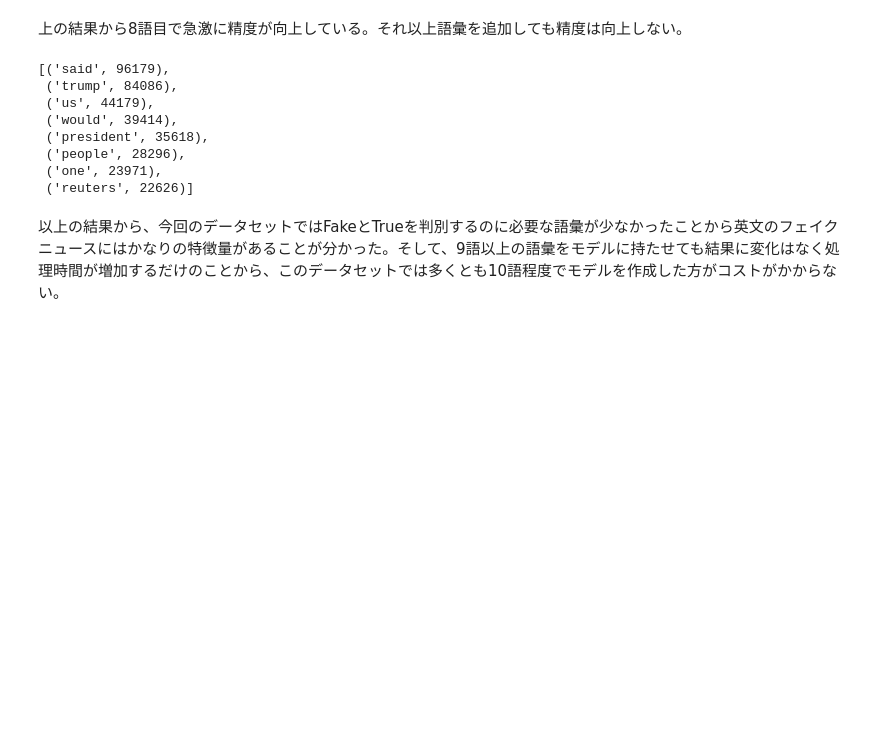
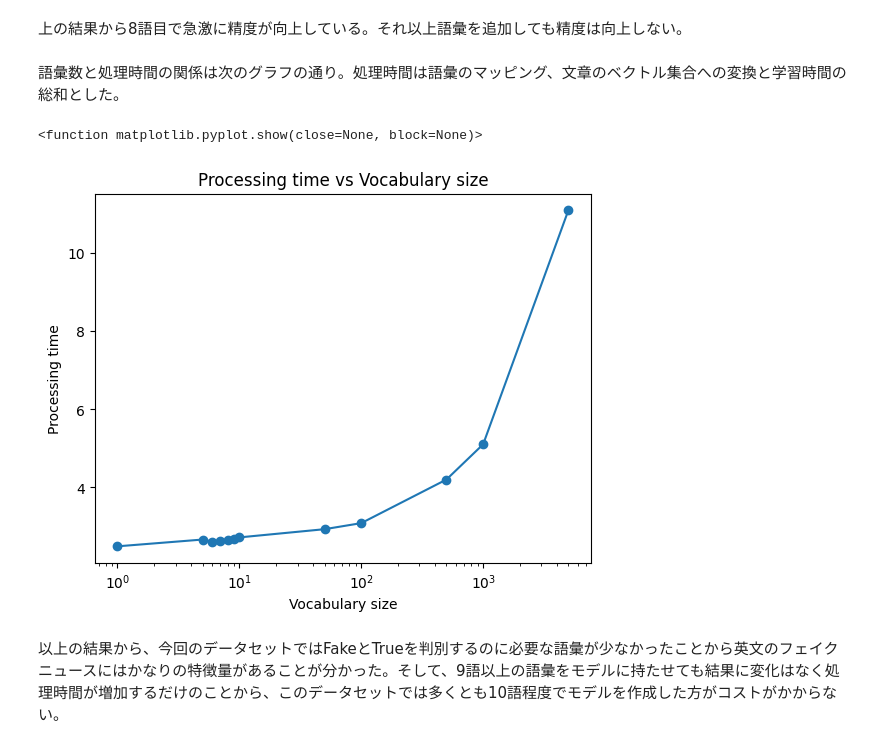
Before and after one commit to moritaka4812-pixel/MyProject1, a Jupyter notebook: Notebooks/FakeNewsMachineLearning.ipynb, the cells around one changed output. Drawn from its saved outputs; the diff is of its cells as text; code cells hidden in the pictures; blank space fills up the shorter version.

```diff
--- a/Notebooks/FakeNewsMachineLearning.ipynb
+++ b/Notebooks/FakeNewsMachineLearning.ipynb
@@ -23,8 +23,8 @@ import pandas as pd
 
 df = pd.read_csv("../Data/FakeNewsdataset.csv", quotechar='"', sep=",") #結合したデータセットを読み込む
 
-texts = df_unique["text"] #テキスト列を抽出
-label = df_unique["label"] #ラベル列を抽出
+texts = df["text"] #テキスト列を抽出
+label = df["label"] #ラベル列を抽出
 
 x_train, x_test, y_train, y_test = train_test_split(texts, label, test_size=0.2, random_state=2) #データセットを訓練用とテスト用に分割
 
@@ -222,15 +306,35 @@ plt.show
 # %% [markdown]
 上の結果から8語目で急激に精度が向上している。それ以上語彙を追加しても精度は向上しない。
-# %%
-vocab_counter.most_common(8) #分類に大きく影響している上位8語を表示
-# %% [output]
-[('said', 96179),
- ('trump', 84086),
- ('us', 44179),
- ('would', 39414),
- ('president', 35618),
- ('people', 28296),
- ('one', 23971),
- ('reuters', 22626)]
+# %% [markdown]
+語彙数と処理時間の関係は次のグラフの通り。処理時間は語彙のマッピング、文章のベクトル集合への変換と学習時間の総和とした。
+# %%
+import matplotlib.pyplot as plt
+from sklearn.metrics import accuracy_score
+import time
+
+def measure_time(x_train_Filtered, x_test_Filtered, y_train_mapped, limit):
+    start = time.time()
+    vocab, word2idx = VocabMapping_Limit(x_train_Filtered, limit)
+    x_train_vec = BoW(x_train_Filtered, vocab, word2idx)
+    x_test_vec = BoW(x_test_Filtered, vocab, word2idx)
+    clf = Learning(x_train_vec, y_train_mapped)
+    end = time.time()
+    return end - start
+
+vocab_sizes = [1,5,6,7,8,9,10,50,100,500,1000,5000]
+processing_time = [0] * 12
+
+for i in range(12):
+    processing_time[i] = measure_time(x_train_Filtered, x_test_Filtered, y_train_mapped, vocab_sizes[i])
+
+plt.plot(vocab_sizes, processing_time, marker="o")
+plt.xlabel("Vocabulary size")
+plt.ylabel("Processing time")
+plt.title("Processing time vs Vocabulary size")
+plt.xscale("log")
+plt.show
+# %% [output]
+<function matplotlib.pyplot.show(close=None, block=None)>
+[figure, added]
 # %% [markdown]
 以上の結果から、今回のデータセットではFakeとTrueを判別するのに必要な語彙が少なかったことから英文のフェイクニュースにはかなりの特徴量があることが分かった。そして、9語以上の語彙をモデルに持たせても結果に変化はなく処理時間が増加するだけのことから、このデータセットでは多くとも10語程度でモデルを作成した方がコストがかからない。
```
Also changed, not shown: parts of 13 cells of this notebook.
